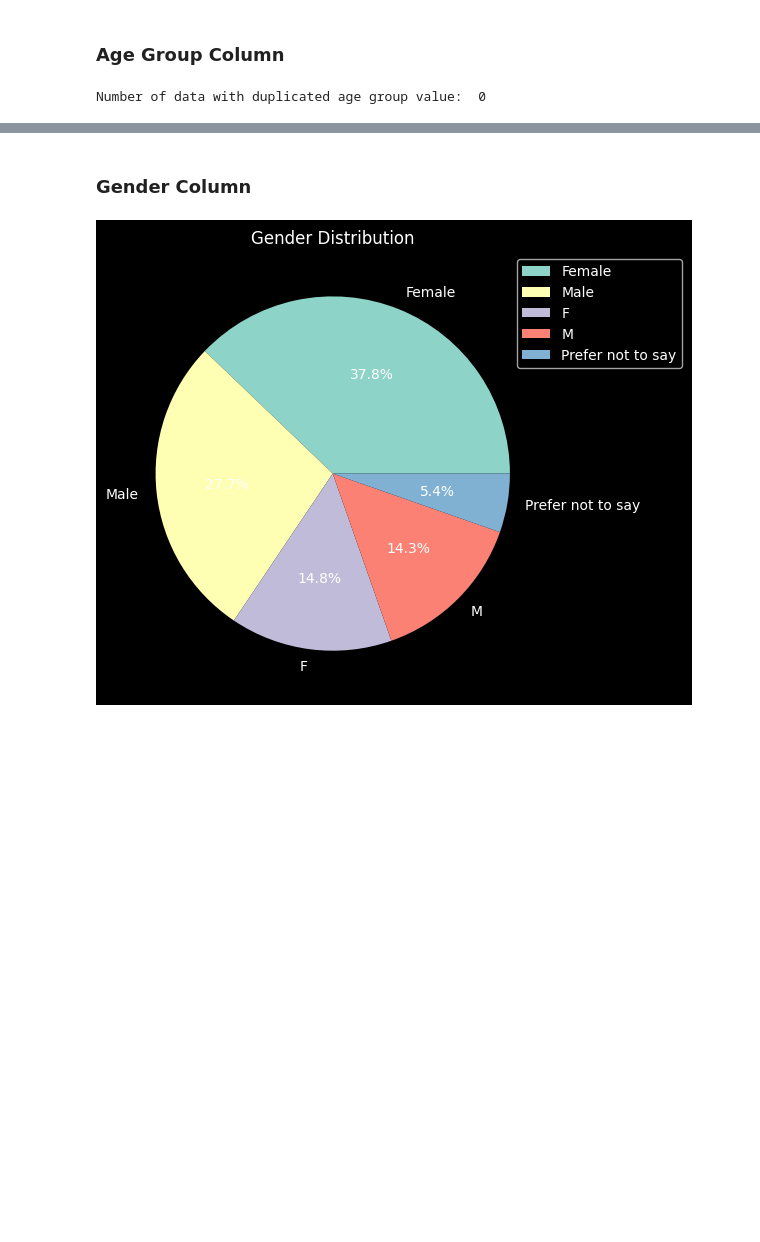
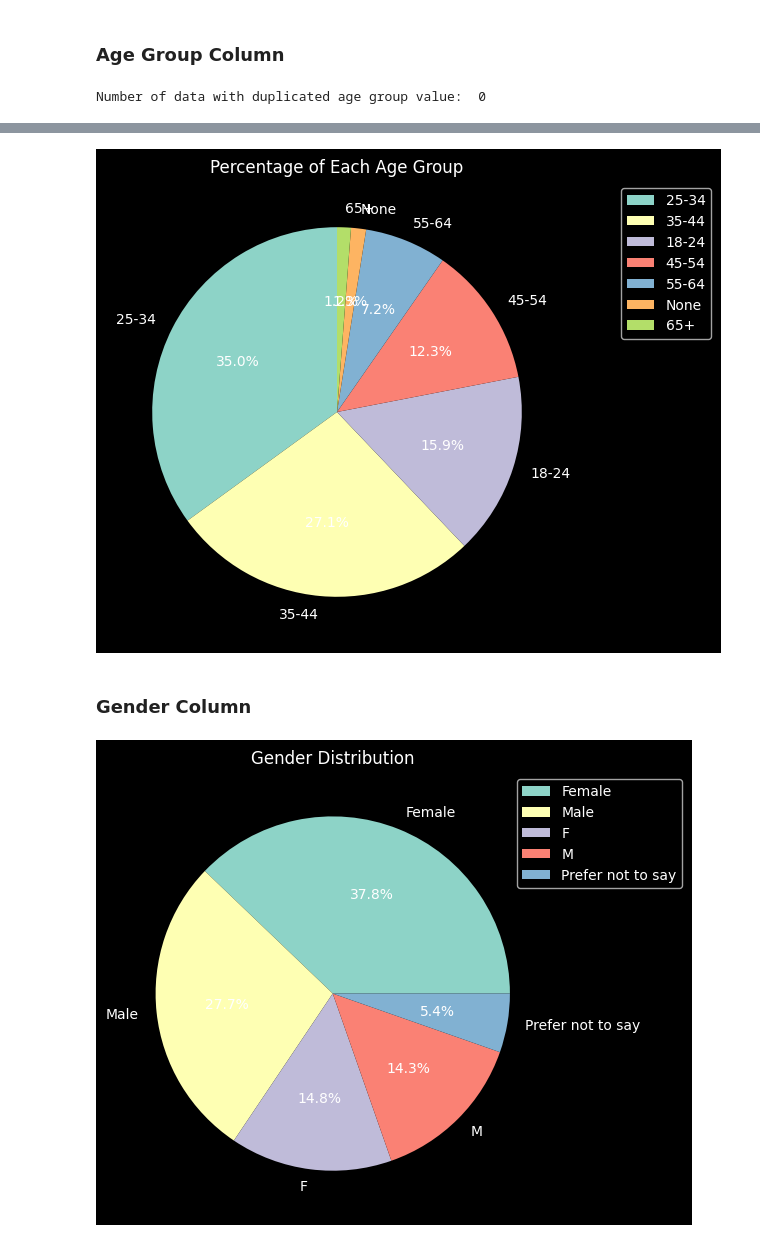
Before and after one commit to trandat9h/retail-sale-data-processing, a Jupyter notebook: Processing.ipynb, the cells around one changed output, grey strips where cells are left out. Cells and saved outputs as stored; diff of their text form; code cells hidden in the pictures; blank space fills up the shorter version.

```diff
--- a/Processing.ipynb
+++ b/Processing.ipynb
@@ -345,3 +363,10 @@ customer_detail_df.sample(5)
+# %%
+pattern = r'\s*[\u2012\u2013\u2014\u2015\-\u2212]+\s*'
+customer_detail_df['Age Group'] = customer_detail_df['Age Group'].str.replace(pattern, '-', regex=True).str.strip()
+
+visualise_age_group(customer_detail_df)
+# %% [output]
+[figure, added]
 # %% [markdown]
 ### Gender Column
 # %%
```
Also changed, not shown: parts of 14 cells of this notebook.
